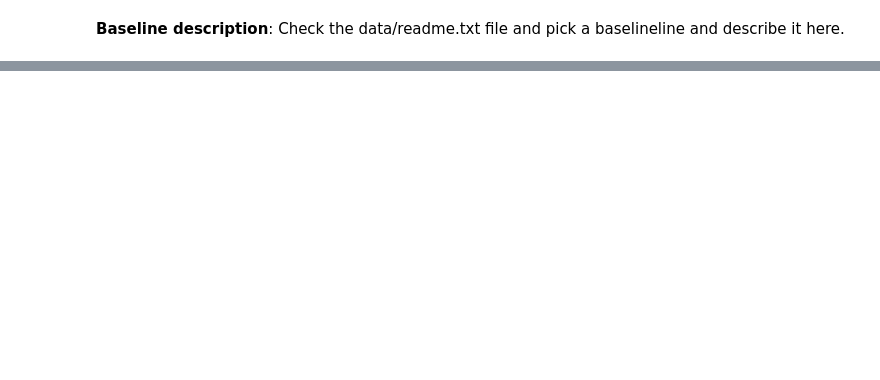
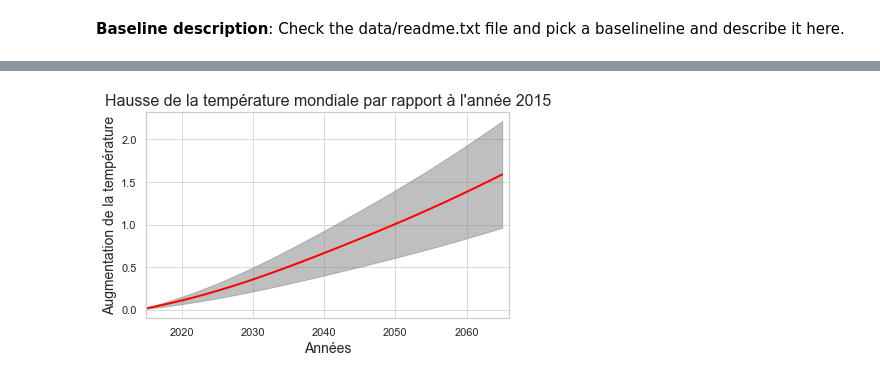
Before and after one commit to t-da-costa/TP_IMACLIM-R, a Jupyter notebook: TP_8_scenarios_2024.ipynb, the cells around one changed output, grey strips where cells are left out. Cells and saved outputs as stored; diff of their text form; code cells hidden in the pictures; blank space fills up the shorter version.

```diff
--- a/TP_8_scenarios_2024.ipynb
+++ b/TP_8_scenarios_2024.ipynb
@@ -419,0 +197,27 @@ Hints:
+# %%
+# Calcul du TCRE
+emi_2015 = 36.32 # émissions historiques en GtCO2
+conv = 1e-3 * 12 / 44 # conversion GtCO2 -> TtC
+
+emi_cum = emi_2015 = 36.32 * np.cumsum(eco2[ind_base, :]) * conv
+
+# Calcul des courbes
+main_curve = emi_cum * 1.65
+upper_bound = emi_cum * 2.3
+lower_bound = emi_cum * 1.0
+
+# Tracer la courbe principale et la zone d'incertitude
+plt.figure()
+plt.plot(years[0:], main_curve, color="red", linewidth=2)
+plt.fill_between(years[0:], lower_bound, upper_bound, color='gray', alpha=0.5, label="Zone d'incertitude")
+
+# Ajout de titres et labels
+plt.ylabel('Augmentation de la température', fontsize=14)
+plt.title("Hausse de la température mondiale par rapport à l'année 2015", fontsize=16)
+plt.xlabel('Années', fontsize=14)
+plt.xlim(2015, 2066)
+plt.grid(True, linestyle='-', alpha=0.7)
+plt.tight_layout()
+plt.show()
+# %% [output]
+[figure, added]
```
Also changed, not shown: parts of 62 cells of this notebook, 15 other files.
